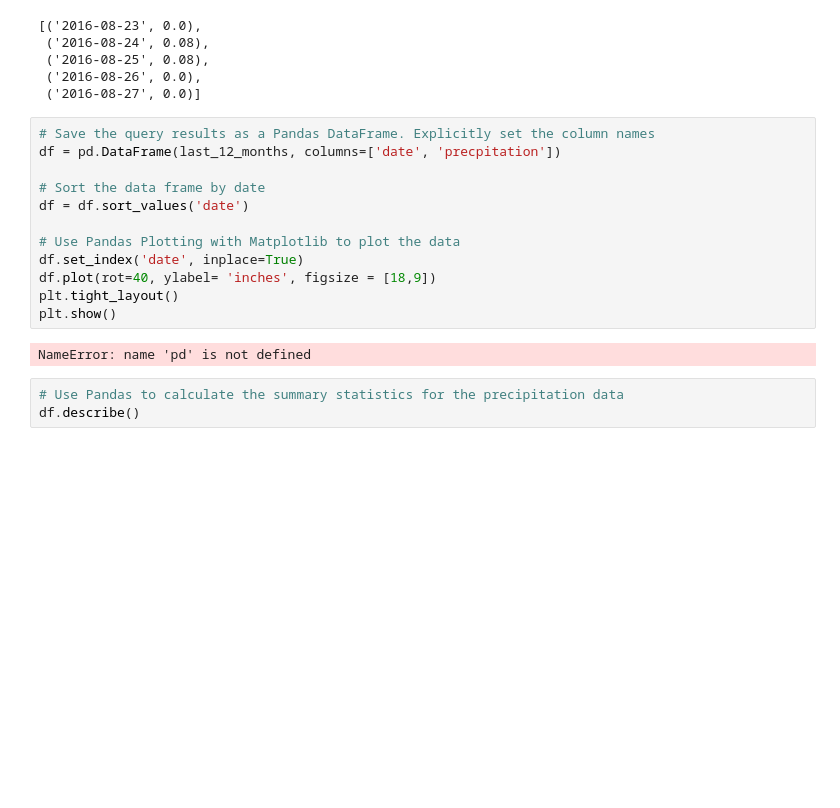
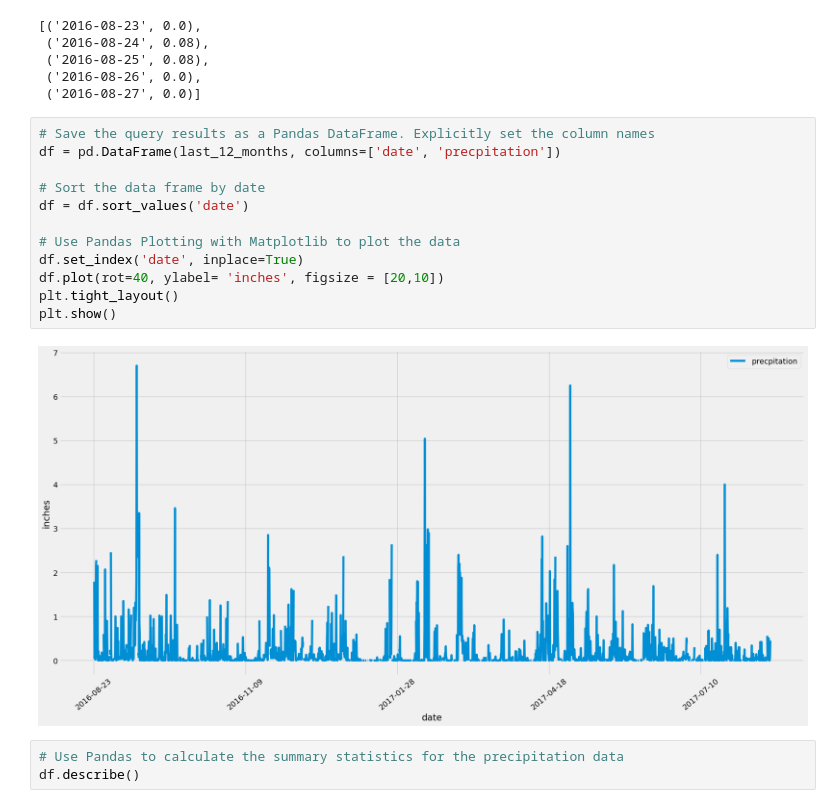
Before and after one commit to DylanSui799/SQLalchemy-challenge, a Jupyter notebook: climate_data_homework.ipynb, the cells around one changed output. Cells and saved outputs as stored; diff of their text form; blank space fills up the shorter version.

```diff
--- a/climate_data_homework.ipynb
+++ b/climate_data_homework.ipynb
@@ -104,17 +101,17 @@ last_12_months[:5]
 # %%
 # Save the query results as a Pandas DataFrame. Explicitly set the column names
 df = pd.DataFrame(last_12_months, columns=['date', 'precpitation'])
 
 # Sort the data frame by date
 df = df.sort_values('date')
 
 # Use Pandas Plotting with Matplotlib to plot the data
 df.set_index('date', inplace=True)
-df.plot(rot=40, ylabel= 'inches', figsize = [18,9])
+df.plot(rot=40, ylabel= 'inches', figsize = [20,10])
 plt.tight_layout()
 plt.show()
 # %% [output]
-NameError: name 'pd' is not defined
+[figure, added]
 # %%
 # Use Pandas to calculate the summary statistics for the precipitation data
 df.describe()
```
Also changed, not shown: parts of 3 cells of this notebook.
